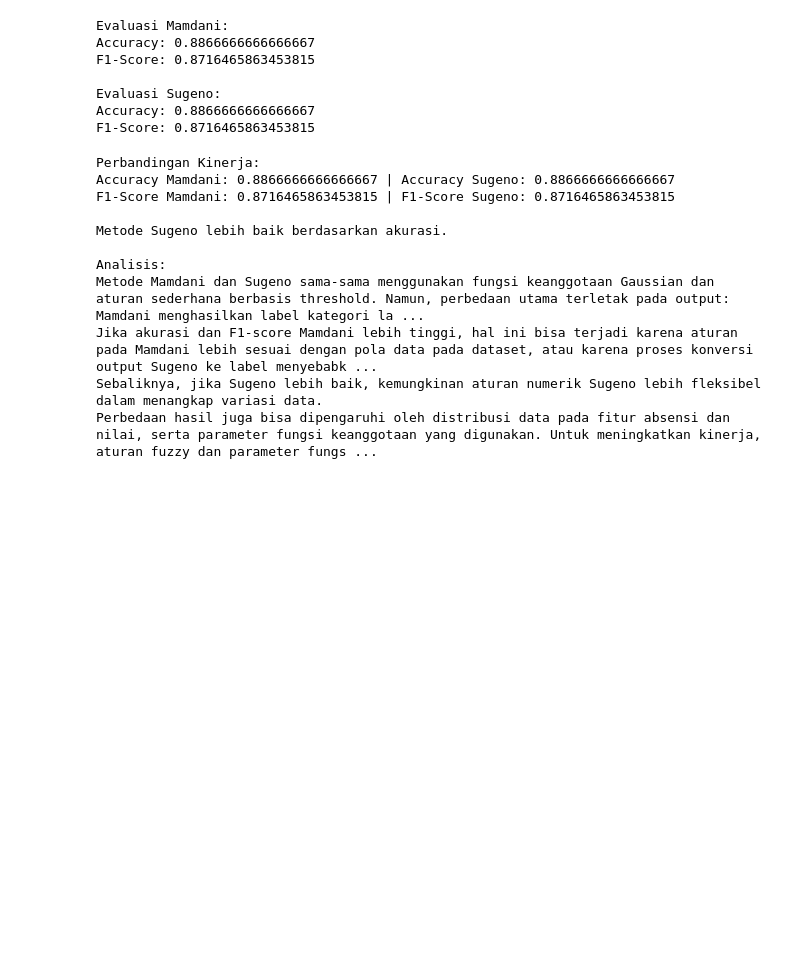
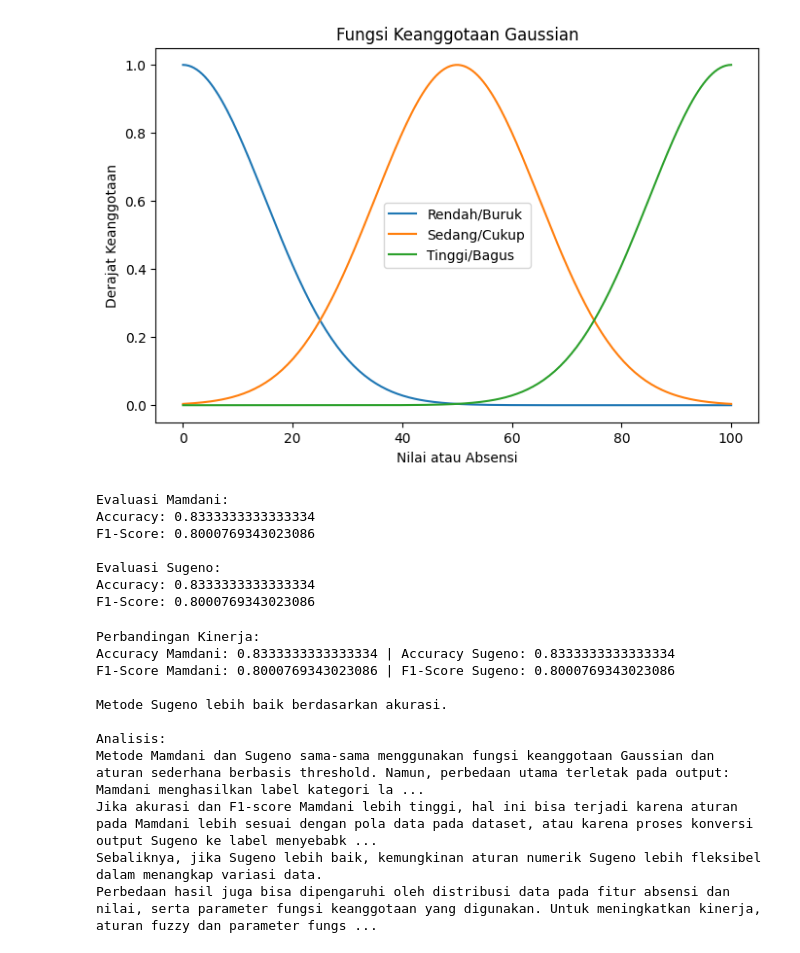
Before and after one commit to XMurii/Fuzzy-System-for-Determining-Student-Performance, a Jupyter notebook: sistem_fuzzy_performa_siswa.ipynb, the cells around one changed output. Drawn from its saved outputs; the diff is of its cells as text; code cells hidden in the pictures; blank space fills up the shorter version.

```diff
--- a/sistem_fuzzy_performa_siswa.ipynb
+++ b/sistem_fuzzy_performa_siswa.ipynb
@@ -62,46 +114,16 @@ dtype: int64
 # %%
 # Fungsi Keanggotaan Gaussian
 def gaussian_membership(x, center, sigma):
     return np.exp(-0.5 * ((x - center) / sigma) ** 2)
-
-# Fungsi untuk menghitung performa berdasarkan Mamdani
-def mamdani(absensi, nilai):
-    # Fungsi keanggotaan untuk absensi dan nilai
-    absensi_rendah = gaussian_membership(absensi, 0, 15)
-    absensi_sedang = gaussian_membership(absensi, 50, 15)
-    absensi_tinggi = gaussian_membership(absensi, 100, 15)
-
-    nilai_buruk = gaussian_membership(nilai, 0, 15)
-    nilai_cukup = gaussian_membership(nilai, 50, 15)
-    nilai_bagus = gaussian_membership(nilai, 100, 15)
-
-    # Aturan fuzzy Mamdani
-    if absensi_rendah > 0.5 and nilai_buruk > 0.5:
-        return "Buruk"
-    elif absensi_tinggi > 0.5 and nilai_bagus > 0.5:
-        return "Bagus"
-    elif absensi_sedang > 0.5 and nilai_cukup > 0.5:
-        return "Cukup"
-    else:
-        return "Cukup"
-
-# Fungsi untuk menghitung performa berdasarkan Sugeno
-def sugeno(absensi, nilai):
-    # Fungsi keanggotaan untuk absensi dan nilai
-    absensi_rendah = gaussian_membership(absensi, 0, 15)
-    absensi_sedang = gaussian_membership(absensi, 50, 15)
-    absensi_tinggi = gaussian_membership(absensi, 100, 15)
-
-    nilai_buruk = gaussian_membership(nilai, 0, 15)
-    nilai_cukup = gaussian_membership(nilai, 50, 15)
-    nilai_bagus = gaussian_membership(nilai, 100, 15)
-
-    # Aturan fuzzy Sugeno dengan output numerik
-    if absensi_rendah > 0.5 and nilai_buruk > 0.5:
-        return 0  # Performa Buruk
-    elif absensi_tinggi > 0.5 and nilai_bagus > 0.5:
-        return 1  # Performa Bagus
-    elif absensi_sedang > 0.5 and nilai_cukup > 0.5:
-        return 0.5  # Performa Cukup
-    else:
-        return 0.5  # Performa Cukup
+x = np.linspace(0, 100, 200)
+plt.figure(figsize=(8,5))
+plt.plot(x, [gaussian_membership(i, 0, 15) for i in x], label='Rendah/Buruk')
+plt.plot(x, [gaussian_membership(i, 50, 15) for i in x], label='Sedang/Cukup')
+plt.plot(x, [gaussian_membership(i, 100, 15) for i in x], label='Tinggi/Bagus')
+plt.title('Fungsi Keanggotaan Gaussian')
+plt.xlabel('Nilai atau Absensi')
+plt.ylabel('Derajat Keanggotaan')
+plt.legend()
+plt.show()
+# %% [output]
+[figure, added]
@@ -127,12 +192,12 @@ accuracy_sugeno, f1_sugeno = evaluate_model(df['predictions_sugeno_label'], df['
 print(f"\nEvaluasi Sugeno:\nAccuracy: {accuracy_sugeno}\nF1-Score: {f1_sugeno}")
 # %% [output]
 Evaluasi Mamdani:
-Accuracy: 0.8866666666666667
-F1-Score: 0.8716465863453815
+Accuracy: 0.8333333333333334
+F1-Score: 0.8000769343023086
 
 Evaluasi Sugeno:
-Accuracy: 0.8866666666666667
-F1-Score: 0.8716465863453815
+Accuracy: 0.8333333333333334
+F1-Score: 0.8000769343023086
 # %%
 # Menampilkan perbandingan hasil antara Mamdani dan Sugeno
 print("\nPerbandingan Kinerja:")
@@ -159,8 +224,8 @@ print(
 )
 # %% [output]
 Perbandingan Kinerja:
-Accuracy Mamdani: 0.8866666666666667 | Accuracy Sugeno: 0.8866666666666667
-F1-Score Mamdani: 0.8716465863453815 | F1-Score Sugeno: 0.8716465863453815
+Accuracy Mamdani: 0.8333333333333334 | Accuracy Sugeno: 0.8333333333333334
+F1-Score Mamdani: 0.8000769343023086 | F1-Score Sugeno: 0.8000769343023086
 
 Metode Sugeno lebih baik berdasarkan akurasi.
 
```
Also changed, not shown: parts of 6 cells of this notebook, 1 other file.
